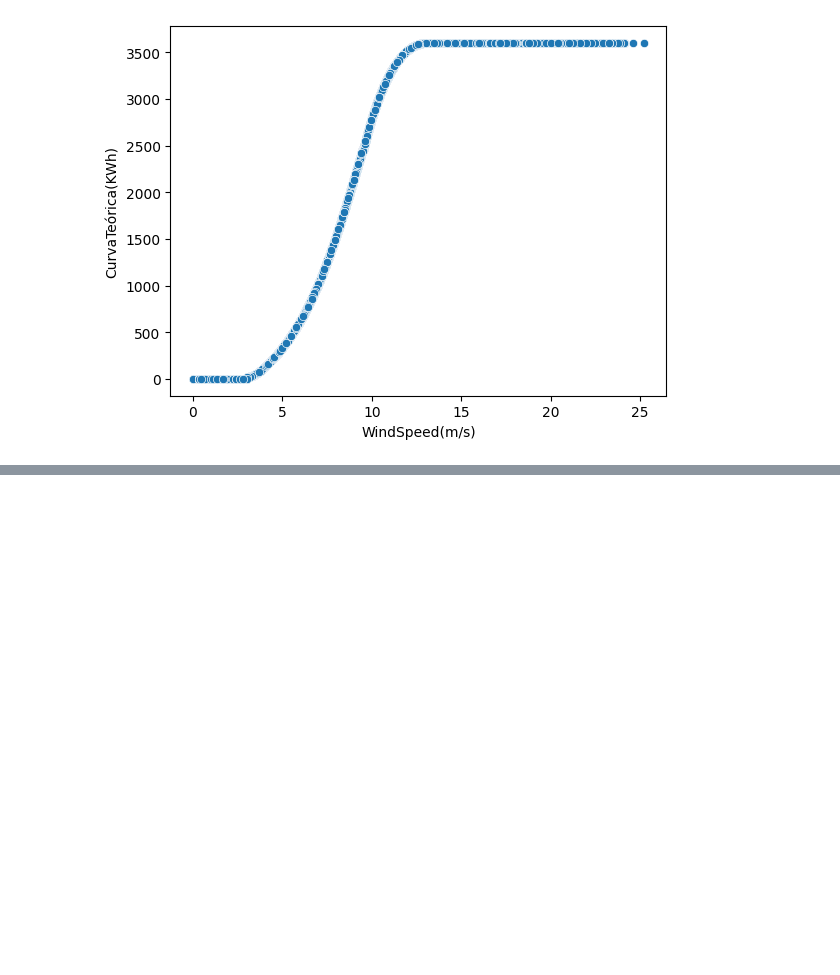
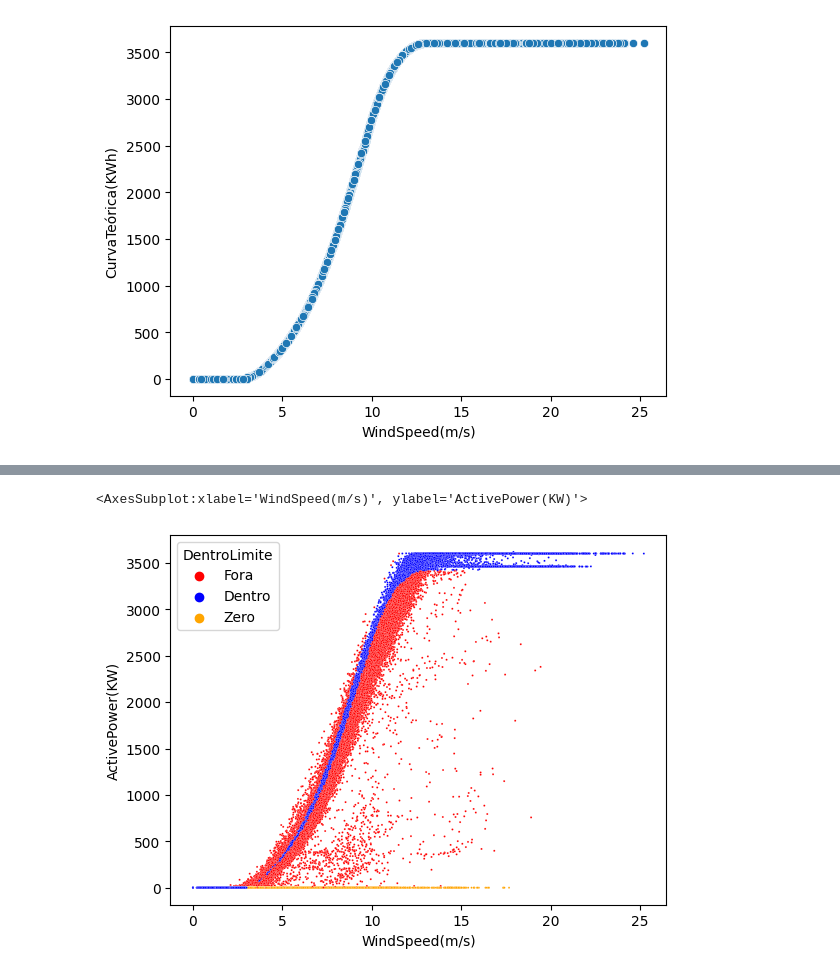
Before and after one commit to caioassis-dev/turbinaEolica, a Jupyter notebook: turbinaEolica.ipynb, the cells around one changed output, grey strips where cells are left out. Saved outputs shown, nothing was run; the diff lists cells and outputs as text; code cells hidden in the pictures; blank space fills up the shorter version.

Commit message:
refact(turbinaEolica):Adicionando conceito final do projeto com grafico de resultados.

```diff
--- a/turbinaEolica.ipynb
+++ b/turbinaEolica.ipynb
@@ -41,13 +41,16 @@ pot_min = []
 dentro_limite = []
 
 for potencia in pot_teorica:
-  pot_max.append(potencia*1.05)
-  pot_min.append(potencia*0.95)
+    pot_max.append(potencia*1.05)
+    pot_min.append(potencia*0.95)
 
 for p, potencia in enumerate(pot_real):
-  if potencia <= pot_min[p] and potencia <= pot_max[p]:
+  if potencia >= pot_min[p] and potencia <= pot_max[p]:
     dentro_limite.append('Dentro')
   elif potencia == 0:
     dentro_limite.append('Zero')
   else:
     dentro_limite.append('Fora')
+# %%
+turbina1['DentroLimite'] = dentro_limite
+turbina1
@@ -53,0 +71,6 @@ for p, potencia in enumerate(pot_real):
+# %%
+cores = {'Dentro':'blue', 'Fora':'red', 'Zero':'orange'}
+sns.scatterplot(data = turbina1, x = 'WindSpeed(m/s)', y = 'ActivePower(KW)', hue='DentroLimite', s=2, palette=cores)
+# %% [output]
+<AxesSubplot:xlabel='WindSpeed(m/s)', ylabel='ActivePower(KW)'>
+[figure, added]
```
Also changed, not shown: parts of 1 cell of this notebook.
